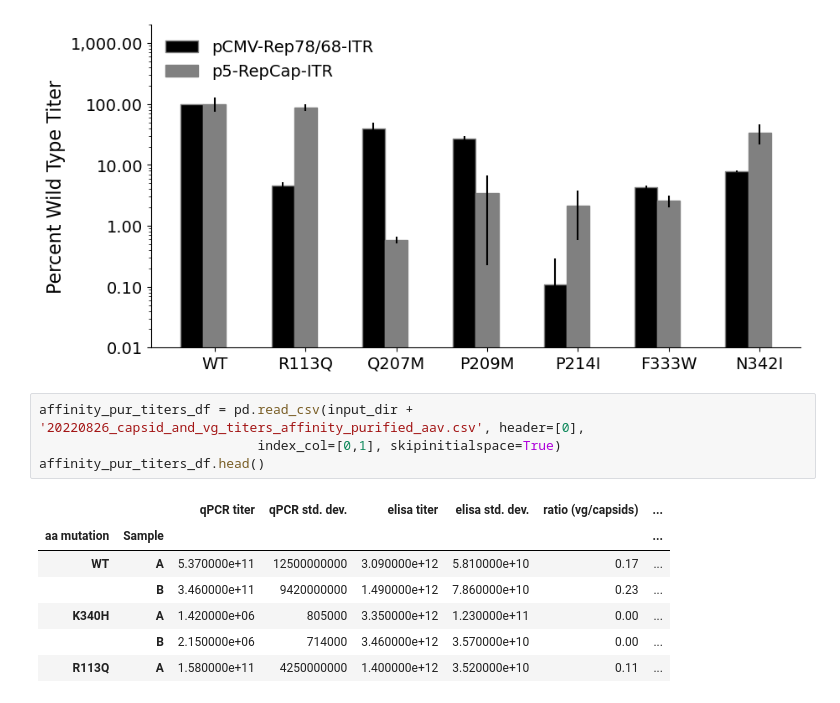
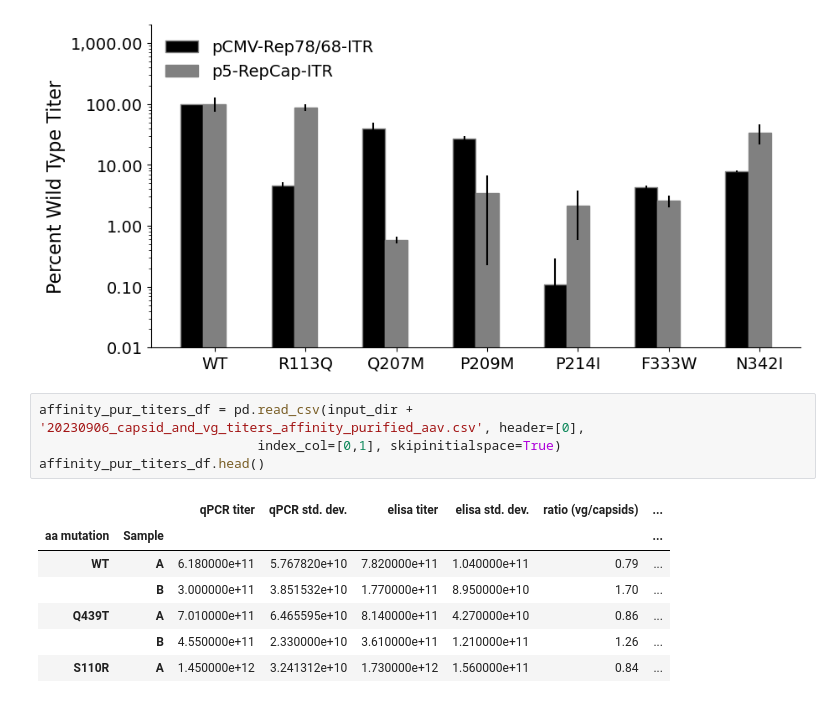
Before and after one commit to churchlab/aav_rep_scan, a Jupyter notebook: analysis/a08_barplots.ipynb, the cells around one changed output. Saved outputs shown, nothing was run; the diff lists cells and outputs as text.

```diff
--- a/analysis/a08_barplots.ipynb
+++ b/analysis/a08_barplots.ipynb
@@ -381,17 +428,17 @@ plt.show()
 # %% [output]
 [figure]
 # %%
-affinity_pur_titers_df = pd.read_csv(input_dir + '20220826_capsid_and_vg_titers_affinity_purified_aav.csv', header=[0],
+affinity_pur_titers_df = pd.read_csv(input_dir + '20230906_capsid_and_vg_titers_affinity_purified_aav.csv', header=[0],
                             index_col=[0,1], skipinitialspace=True)
 affinity_pur_titers_df.head()
 # %% [output]
 |  |  | qPCR titer | qPCR std. dev. | elisa titer | elisa std. dev. | ratio (vg/capsids) | ... |
 | aa mutation | Sample |  |  |  |  |  | ... |
-| WT | A | 5.370000e+11 | 12500000000 | 3.090000e+12 | 5.810000e+10 | 0.17 | ... |
-|  | B | 3.460000e+11 | 9420000000 | 1.490000e+12 | 7.860000e+10 | 0.23 | ... |
-| K340H | A | 1.420000e+06 | 805000 | 3.350000e+12 | 1.230000e+11 | 0.00 | ... |
-|  | B | 2.150000e+06 | 714000 | 3.460000e+12 | 3.570000e+10 | 0.00 | ... |
-| R113Q | A | 1.580000e+11 | 4250000000 | 1.400000e+12 | 3.520000e+10 | 0.11 | ... |
+| WT | A | 6.180000e+11 | 5.767820e+10 | 7.820000e+11 | 1.040000e+11 | 0.79 | ... |
+|  | B | 3.000000e+11 | 3.851532e+10 | 1.770000e+11 | 8.950000e+10 | 1.70 | ... |
+| Q439T | A | 7.010000e+11 | 6.465595e+10 | 8.140000e+11 | 4.270000e+10 | 0.86 | ... |
+|  | B | 4.550000e+11 | 2.330000e+10 | 3.610000e+11 | 1.210000e+11 | 1.26 | ... |
+| S110R | A | 1.450000e+12 | 3.241312e+10 | 1.730000e+12 | 1.560000e+11 | 0.84 | ... |
 # %%
 # Plot affinity purified qPCR titers as barplot
 affinity_titers_barplot = plt.figure(figsize = (10, 5))
```
Also changed, not shown: parts of 24 cells of this notebook, 30 other files.
